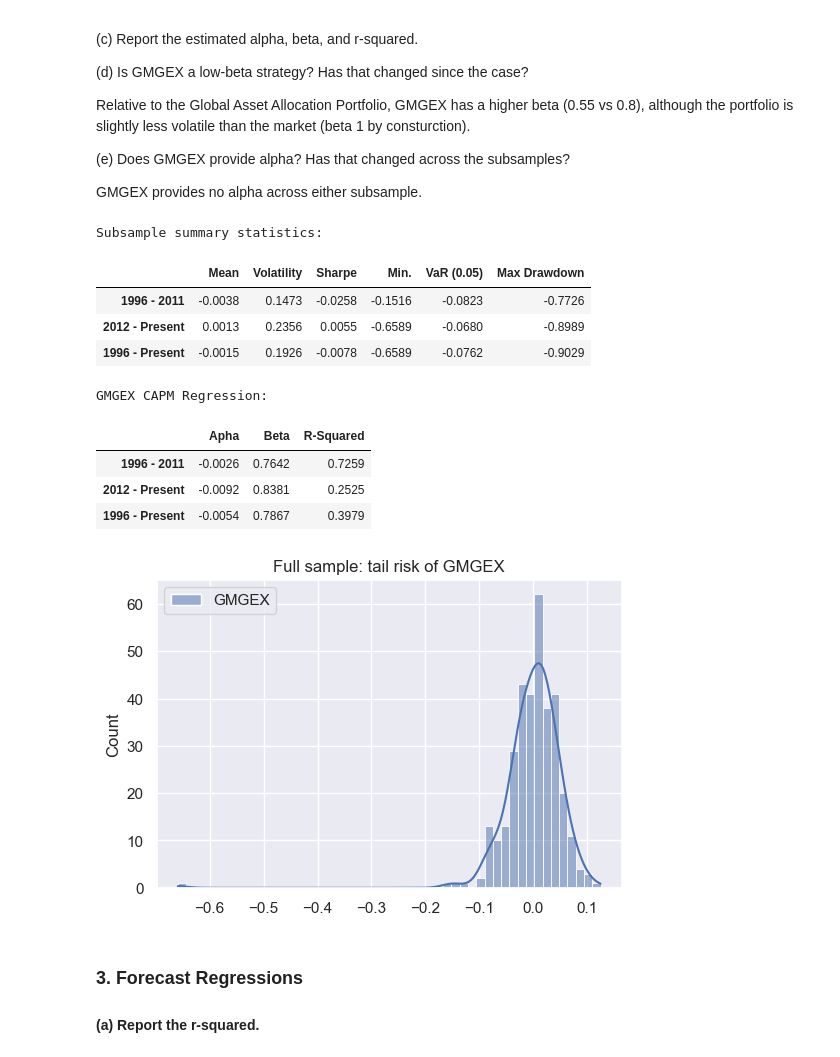
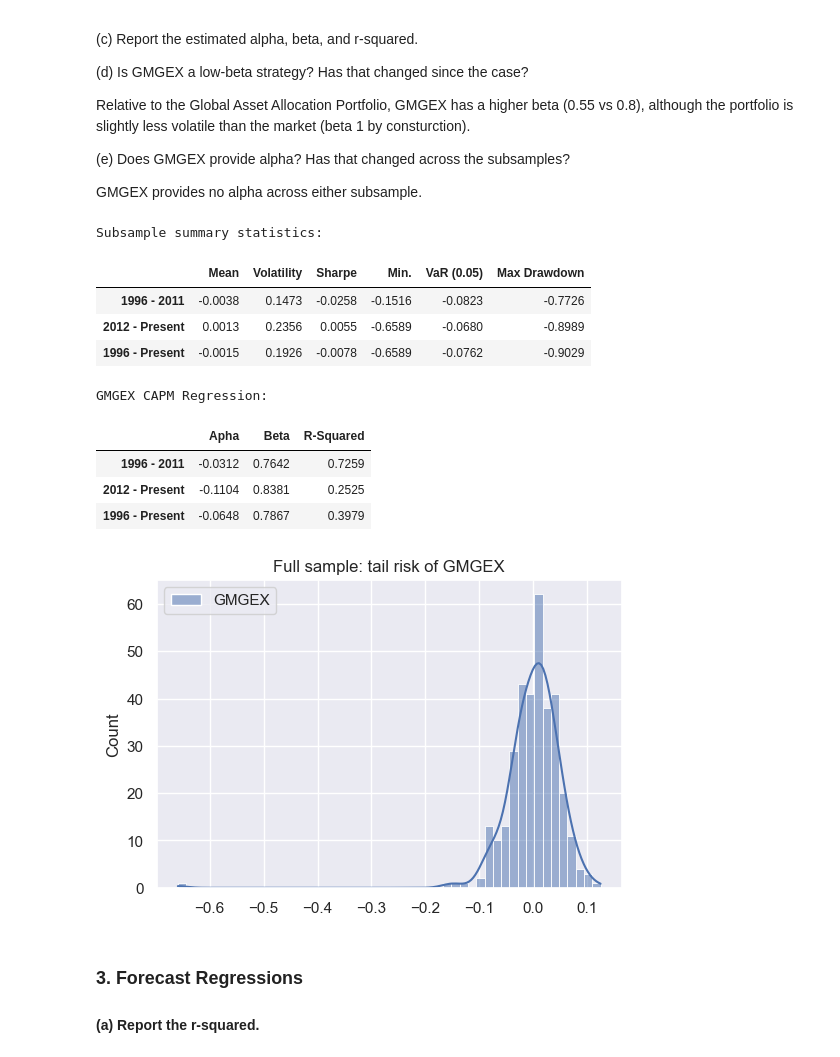
Before and after one commit to wickmanb22/finm367_group3, a Jupyter notebook: Homework7/hw7_wickman.ipynb, the cells around one changed output. Drawn from its saved outputs; the diff is of its cells as text; code cells hidden in the pictures.

Commit message:
annualize alpha update

```diff
--- a/Homework7/hw7_wickman.ipynb
+++ b/Homework7/hw7_wickman.ipynb
@@ -175,7 +175,7 @@ for name, data in subsamples.items():
     # fit reg
     X = sm.add_constant(data[['SPY']])
     model = sm.OLS(data[['GMWAX']], X).fit()
-    alpha = model.params[0].round(4)
+    alpha = model.params[0].round(4) * 12
     beta = model.params[1].round(4)
     r_sq = model.rsquared.round(4)
 
@@ -235,37 +235,37 @@ display(result)
 
 # visualize tail risk
 excess_returns = total_returns.subtract(rf_rate['TBill 3M']/12, axis = 0)
 plt.figure(figsize=(6, 4)); sns.histplot(excess_returns[['GMGEX']], kde=True).set_title('Full sample: tail risk of GMGEX')
 
 # Regressions
 ss_regress_output = {}
 for name, data in subsamples.items():
 
     # fit reg
     X = sm.add_constant(data[['SPY']])
     model = sm.OLS(data[['GMGEX']], X).fit()
-    alpha = model.params[0].round(4)
+    alpha = model.params[0].round(4) * 12
     beta = model.params[1].round(4)
     r_sq = model.rsquared.round(4)
 
     # save results
     ss_regress_output[name] = [alpha, beta, r_sq]
 
 reg_output_df = pd.DataFrame(ss_regress_output).T
 reg_output_df.columns = ['Apha', 'Beta', 'R-Squared']
 print('GMGEX CAPM Regression:')
 display(reg_output_df)
 # %% [output]
 Subsample summary statistics:
 |  | Mean | Volatility | Sharpe | Min. | VaR (0.05) | Max Drawdown |
 | 1996 - 2011 | -0.0038 | 0.1473 | -0.0258 | -0.1516 | -0.0823 | -0.7726 |
 | 2012 - Present | 0.0013 | 0.2356 | 0.0055 | -0.6589 | -0.0680 | -0.8989 |
 | 1996 - Present | -0.0015 | 0.1926 | -0.0078 | -0.6589 | -0.0762 | -0.9029 |
 GMGEX CAPM Regression:
 |  | Apha | Beta | R-Squared |
-| 1996 - 2011 | -0.0026 | 0.7642 | 0.7259 |
-| 2012 - Present | -0.0092 | 0.8381 | 0.2525 |
-| 1996 - Present | -0.0054 | 0.7867 | 0.3979 |
+| 1996 - 2011 | -0.0312 | 0.7642 | 0.7259 |
+| 2012 - Present | -0.1104 | 0.8381 | 0.2525 |
+| 1996 - Present | -0.0648 | 0.7867 | 0.3979 |
 [figure]
 # %% [markdown]
 ### 3. Forecast Regressions
```
Also changed, not shown: parts of 3 cells of this notebook.
